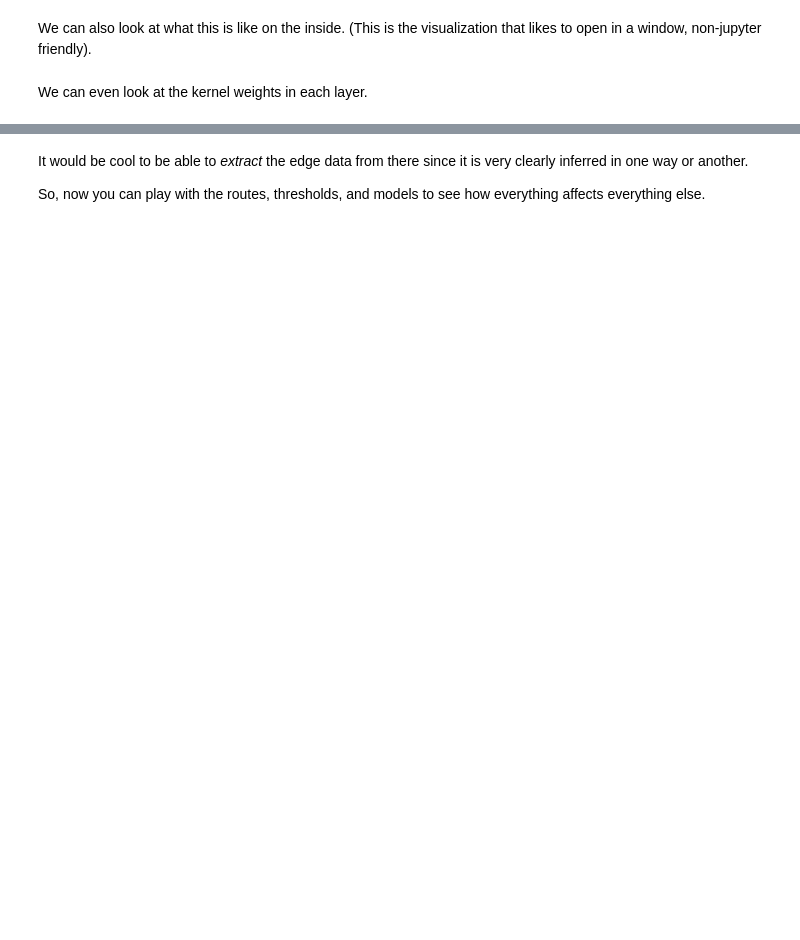
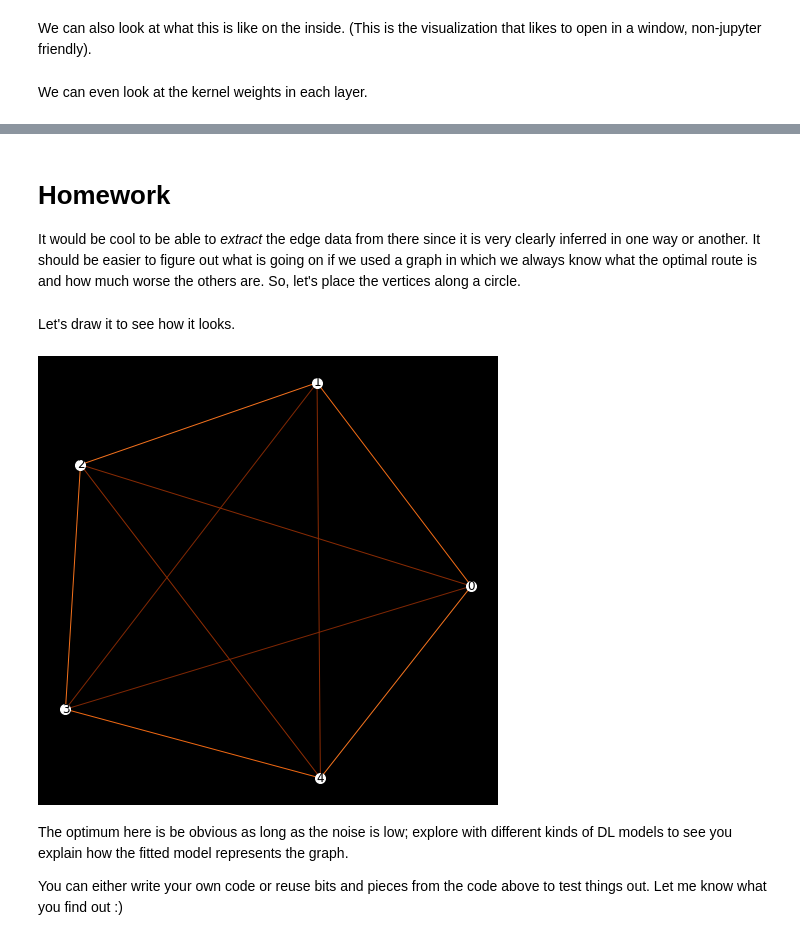
Before and after one commit to satuelisa/DiscreteMath, a Jupyter notebook: demo/demo.ipynb, the cells around one changed output, grey strips where cells are left out. Saved outputs shown, nothing was run; the diff lists cells and outputs as text; code cells hidden in the pictures; blank space fills up the shorter version.

Commit message:
Homework code added

```diff
--- a/demo/demo.ipynb
+++ b/demo/demo.ipynb
@@ -1024,4 +1018,57 @@ plt.close()
 # %% [markdown]
-It would be cool to be able to *extract* the edge data from there since it is very clearly inferred in one way or another.
+# Homework
 
-So, now you can play with the routes, thresholds, and models to see how everything affects everything else.
+It would be cool to be able to *extract* the edge data from there since it is very clearly inferred in one way or another. It should be easier to figure out what is going on if we used a graph in which we always know what the optimal route is and how much worse the others are. So, let's place the vertices along a circle.
+# %%
+C = Graph() # we make a circle of n vertices
+cpos = dict()
+from math import pi, sin, cos
+da = 2 * pi / n
+sep = 200 # how far apart along the circle the vertices go
+radius = sep / da
+noise = 0.05 # how noisy it should be (as a fraction of [-radius, radius])
+
+def wiggle(magnitude, radius):
+    return radius + magnitude * radius * (2 * random() - 1)
+
+for v in range(n):
+    angle = v * da
+    x = wiggle(noise, radius) * cos(angle)
+    y = wiggle(noise, radius) * sin(angle)
+    p = (x, y)
+    C.add_node(v)
+    cpos[v] = (x, y)
+
+ec = dict()
+for v in range(n):
+    (vx, vy) = cpos[v]
+    for u in range(n):
+        (ux, uy) = cpos[u]
+        d = sqrt((vx - ux)**2 + (vy - uy)**2)
+        C.add_edge(v, u)
+        ec[(v, u)] = d
+# %% [markdown]
+Let's draw it to see how it looks.
+# %%
+opt = { 'node_color': 'white', 'font_color': 'black' }
+opt['with_labels'] = n <= 30
+opt['node_size'] = sep // 2
+opt['width'] = max(4 - magn, 1)
+plt.rcParams['figure.figsize'] = (unit, unit)
+if n <= 100:
+    fig, ax = plt.subplots()
+    draw(C, pos = cpos,
+         edge_cmap = plt.get_cmap('Oranges'),
+         edge_color = [ ec[(v, w)] for v, w in C.edges() ],
+         **opt)
+    ax.set_facecolor('black')
+    fig.set_facecolor('black')
+    ax.axis('off')
+    plt.show()
+    plt.close()
+# %% [output]
+[figure, added]
+# %% [markdown]
+The optimum here is be obvious as long as the noise is low; explore with different kinds of DL models to see you explain how the fitted model represents the graph.
+
+You can either write your own code or reuse bits and pieces from the code above to test things out. Let me know what you find out :)
```
Also changed, not shown: parts of 24 cells of this notebook, 1 other file.
